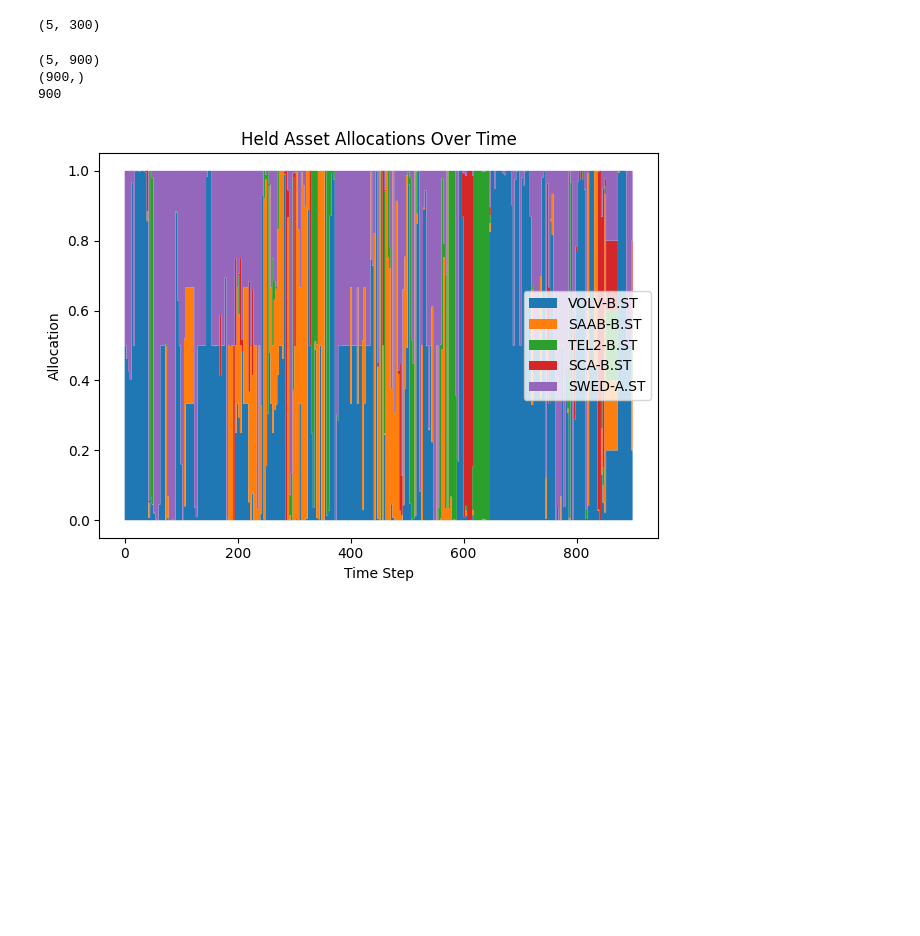
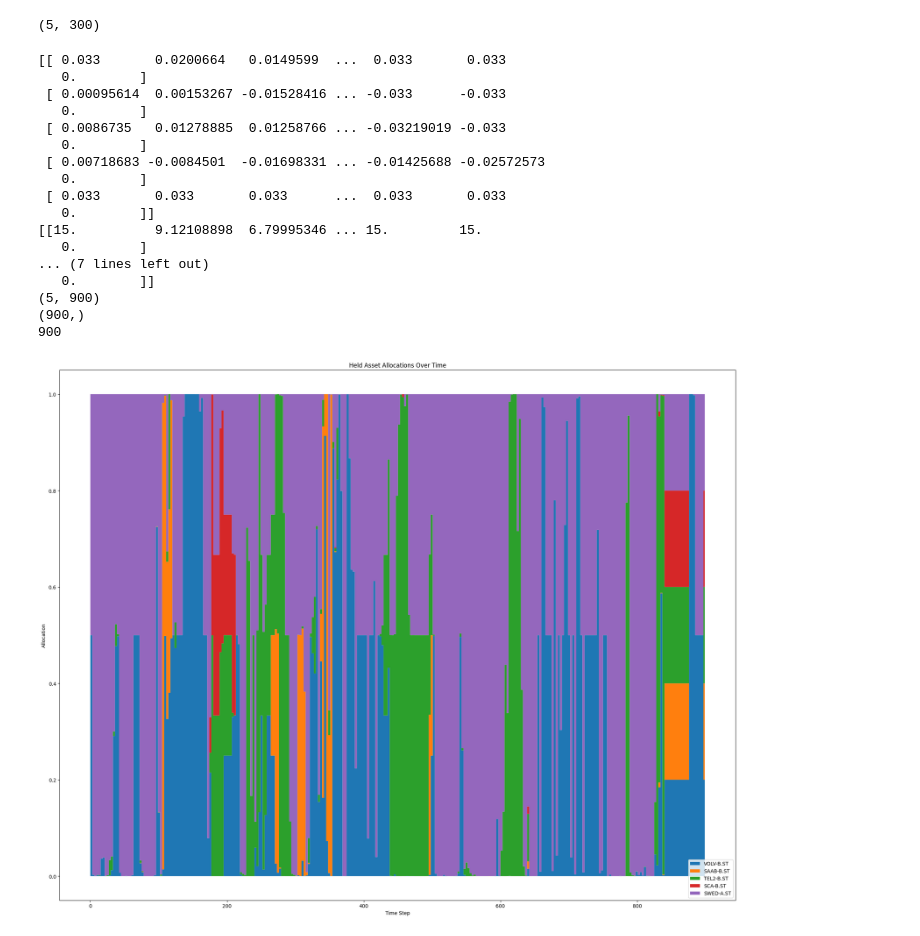
Before and after one commit to peogradin/Project-AMLNN, a Jupyter notebook: run_models.ipynb, the cells around one changed output. Saved outputs shown, nothing was run; the diff lists cells and outputs as text; code cells hidden in the pictures; blank space fills up the shorter version.

Commit message:
new test file and plots

```diff
--- a/run_models.ipynb
+++ b/run_models.ipynb
@@ -233,8 +231,9 @@ print(pnl)
 from model_inference.inference_functions import generate_weights_from_predictions
 tickers = ['VOLV-B.ST', 'SAAB-B.ST', 'TEL2-B.ST', 'SCA-B.ST', 'SWED-A.ST']
 all_weights = []
+#tickers = all_tickers
 #tickers = ['TEL2-B.ST']
-epochs = 40
+epochs = 20
 for ticker in tickers:
     data_values, dataframe = retrive_and_extract_relevant_data_values(df=df, feature_cols=feature_cols, chosen_ticker=ticker, no_plotting=True)
 
@@ -329,20 +344,71 @@ print(np.array(all_weights).shape)
 # %% [output]
 (5, 300)
 # %%
+lowball_variance = 0.0022
+trading_cost = 0.005
+
+lowball_returns = all_weights*np.array([lowball_variance])
+print(lowball_returns)
+
+trading_cost_adjusted_returns = np.where(lowball_returns < trading_cost, lowball_returns - lowball_returns, lowball_returns)
+trading_cost_adjusted_weights = trading_cost_adjusted_returns / lowball_variance
+print(trading_cost_adjusted_weights)
+
+
 from allocation_functions.allocation_functions import allocate_from_weights, plot_allocations
 
 alloc = allocate_from_weights(all_weights, horizon=horizon, num_of_test_points=num_test_points)
 print(alloc.shape)
 alloc_diff = np.diff(alloc, axis=1)
-alloc_diff = np.concatenate([alloc_diff, np.zeros((5,1))], axis=1)
+alloc_diff = np.concatenate([alloc_diff, np.zeros((len(tickers),1))], axis=1)
 alloc_diff = 0.5* np.sum(np.abs(alloc_diff), axis=0)
 print(alloc_diff.shape)
+
+def plot_allocations(alloc, tickers):
+    n_assets, total_steps = alloc.shape
+    print(total_steps)
+
+
+
+    # Time axis
+    t = np.arange(total_steps)
+
+    # Compute cumulative allocations for stacking
+    cumsum = np.cumsum(alloc, axis=0)
+
+    plt.figure(figsize=(20,16))
+    # Plot filled areas for each asset
+    for i in range(n_assets):
+        bottom = cumsum[i-1] if i > 0 else np.zeros_like(t)
+        top = cumsum[i]
+        plt.fill_between(t, bottom, top, step='post', label=tickers[i])
+
+    plt.xlabel('Time Step')
+    plt.ylabel('Allocation')
+    plt.title('Held Asset Allocations Over Time')
+    plt.legend()
+    plt.tight_layout()
+    plt.show()
 plot_allocations(alloc, tickers)
 # %% [output]
+[[ 0.033       0.0200664   0.0149599  ...  0.033       0.033
+   0.        ]
+ [ 0.00095614  0.00153267 -0.01528416 ... -0.033      -0.033
+   0.        ]
+ [ 0.0086735   0.01278885  0.01258766 ... -0.03219019 -0.033
+   0.        ]
+ [ 0.00718683 -0.0084501  -0.01698331 ... -0.01425688 -0.02572573
+   0.        ]
+ [ 0.033       0.033       0.033      ...  0.033       0.033
+   0.        ]]
+[[15.          9.12108898  6.79995346 ... 15.         15.
+   0.        ]
+... (7 lines left out)
+   0.        ]]
 (5, 900)
 (900,)
 900
-[figure, old version]
+[figure, new version]
 # %%
 from allocation_functions.allocation_functions import calculate_asset_returns, calculate_portfolio_returns, calculate_cumulative_portfolio_returns, retrieve_test_closing_price
 import matplotlib.pyplot as plt
```
Also changed, not shown: parts of 5 cells of this notebook, 8 other files.
